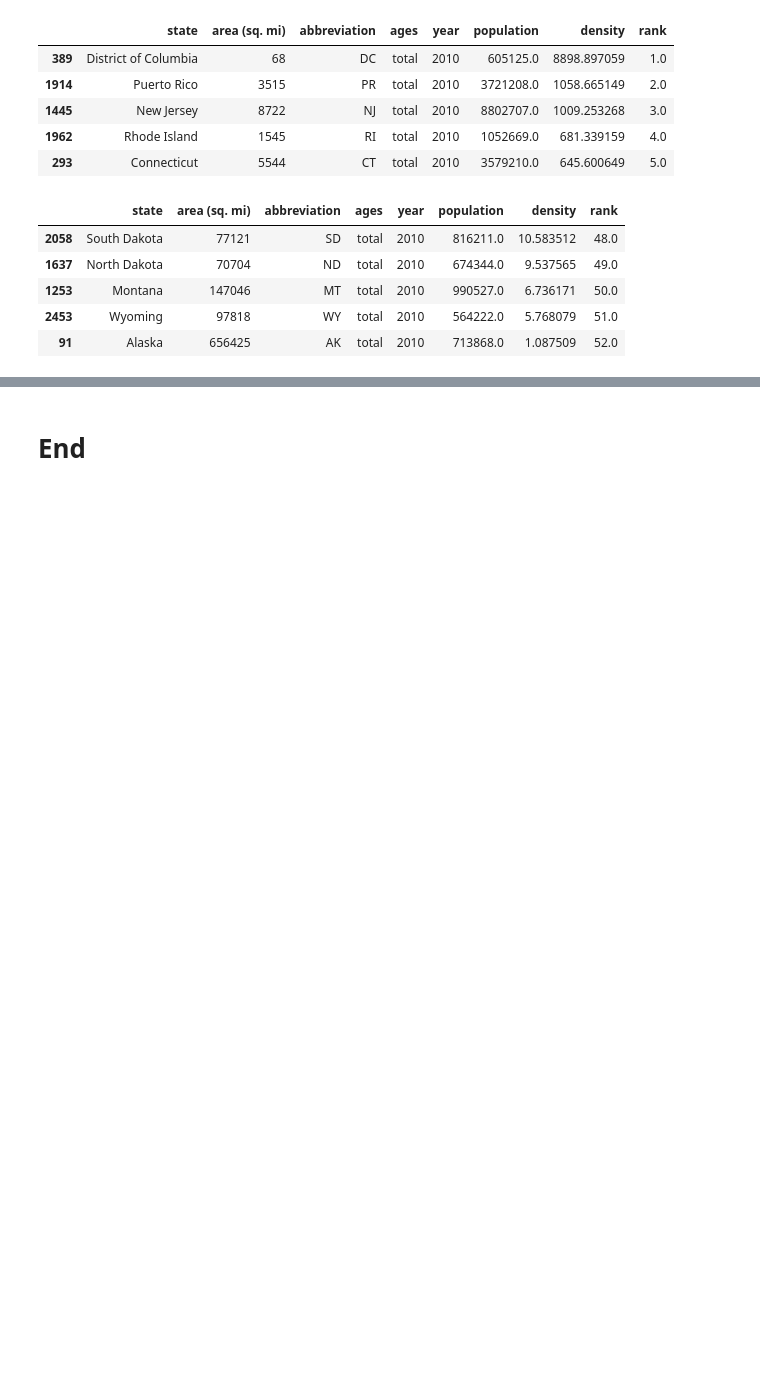
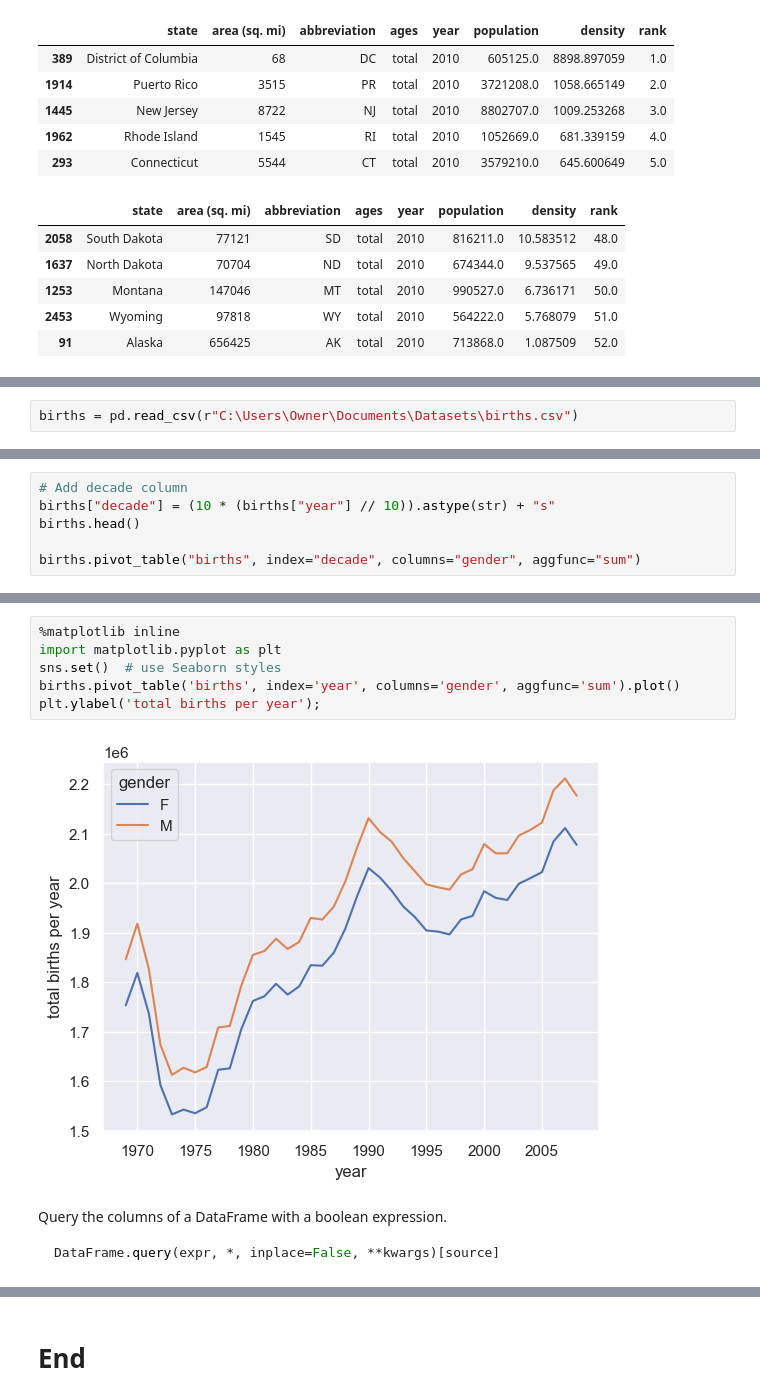
Before and after one commit to MikiasHWT/Python, a Jupyter notebook: Back_to_Basics.ipynb, the cells around one changed output, grey strips where cells are left out. Cells and saved outputs as stored; diff of their text form; blank space fills up the shorter version.

`````diff
--- a/Back_to_Basics.ipynb
+++ b/Back_to_Basics.ipynb
@@ -4038,0 +4123,2 @@ ranks_sorted.tail()
+# %%
+births = pd.read_csv(r"C:\Users\Owner\Documents\Datasets\births.csv")
@@ -4038,0 +4146,6 @@ ranks_sorted.tail()
+# %%
+# Add decade column
+births["decade"] = (10 * (births["year"] // 10)).astype(str) + "s"
+births.head()
+
+births.pivot_table("births", index="decade", columns="gender", aggfunc="sum")
@@ -4038,0 +4166,14 @@ ranks_sorted.tail()
+# %%
+%matplotlib inline
+import matplotlib.pyplot as plt
+sns.set()  # use Seaborn styles
+births.pivot_table('births', index='year', columns='gender', aggfunc='sum').plot()
+plt.ylabel('total births per year');
+# %% [output]
+[figure, added]
+# %% [markdown]
+Query the columns of a DataFrame with a boolean expression.
+
+```python
+DataFrame.query(expr, *, inplace=False, **kwargs)[source]
+````
`````
Also changed, not shown: parts of 82 cells of this notebook, 1 other file.
